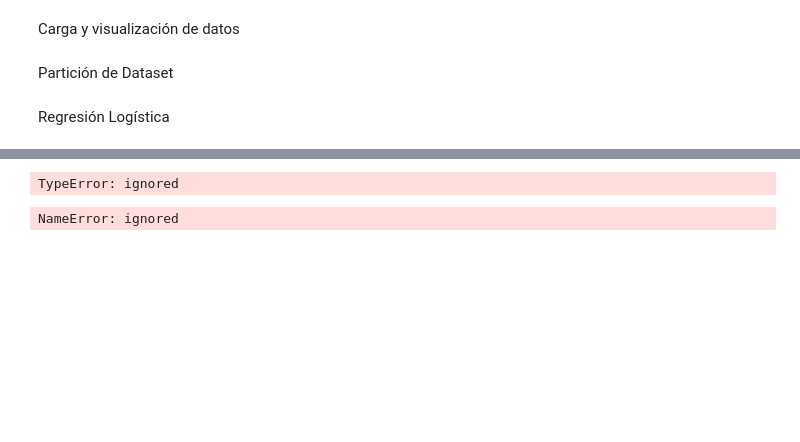
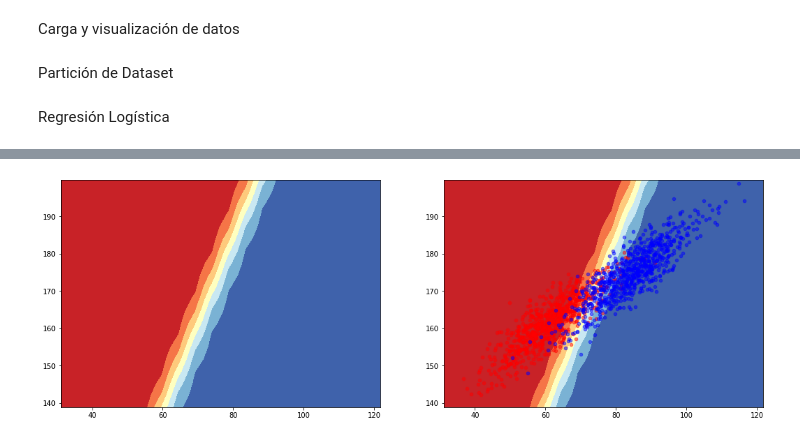
Before and after one commit to LCaravaggio/ClaseMachineLearning, a Jupyter notebook: Ejercicio2.ipynb, the cells around one changed output, grey strips where cells are left out. Cells and saved outputs as stored; diff of their text form; code cells hidden in the pictures; blank space fills up the shorter version.

```diff
--- a/Ejercicio2.ipynb
+++ b/Ejercicio2.ipynb
@@ -53,10 +53,6 @@ aux.py              100%[===================>]   1.28K  --.-KB/s    in 0s
 # %%
 from aux import plotBoundaryDT
 # %%
-plotBoundaryDT(X_train,y_train,X_test,y_test,clf)
+plotBoundaryDT(X_train.to_numpy(),y_train.to_numpy().reshape(-1,),X_test.to_numpy(),y_test.to_numpy().reshape(-1,),clf)
 # %% [output]
-TypeError: ignored
+[figure, added]
-# %%
-plotBoundaryDT(a,c,b,d,clf)
-# %% [output]
-NameError: ignored
```
Also changed, not shown: parts of 2 cells of this notebook.
